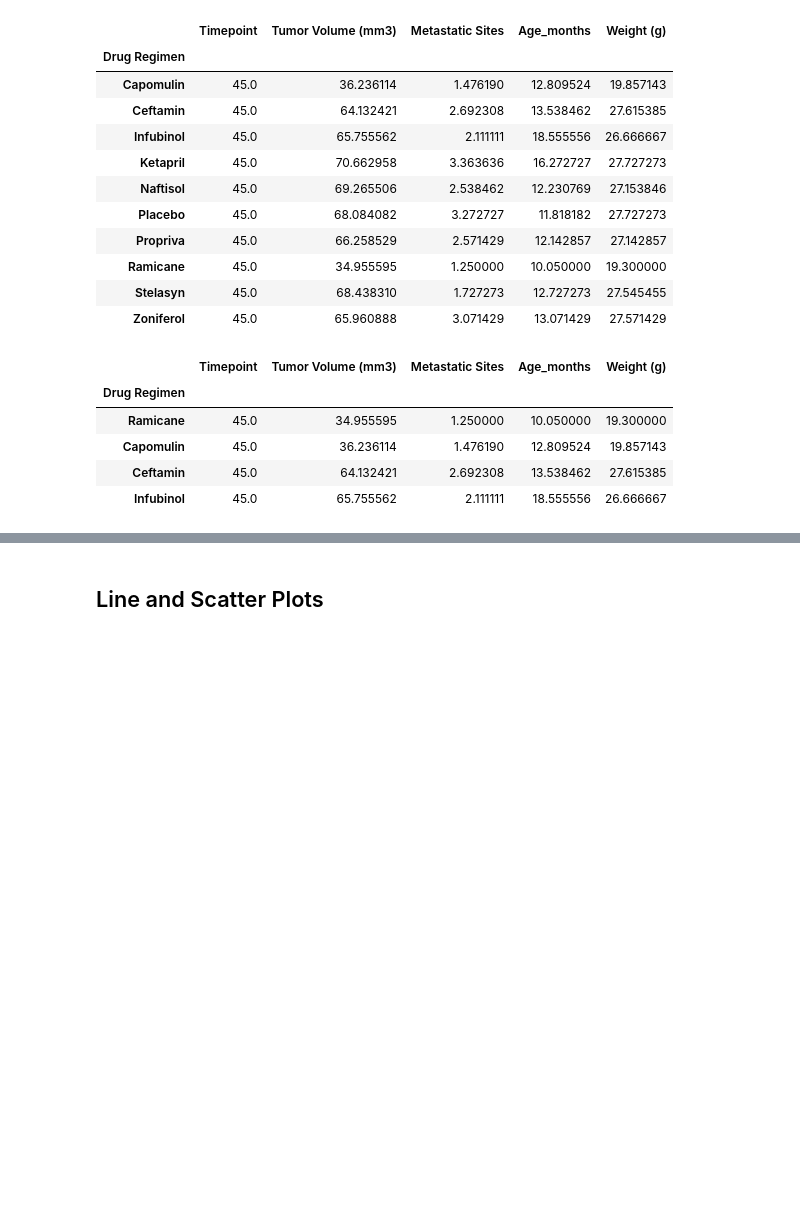
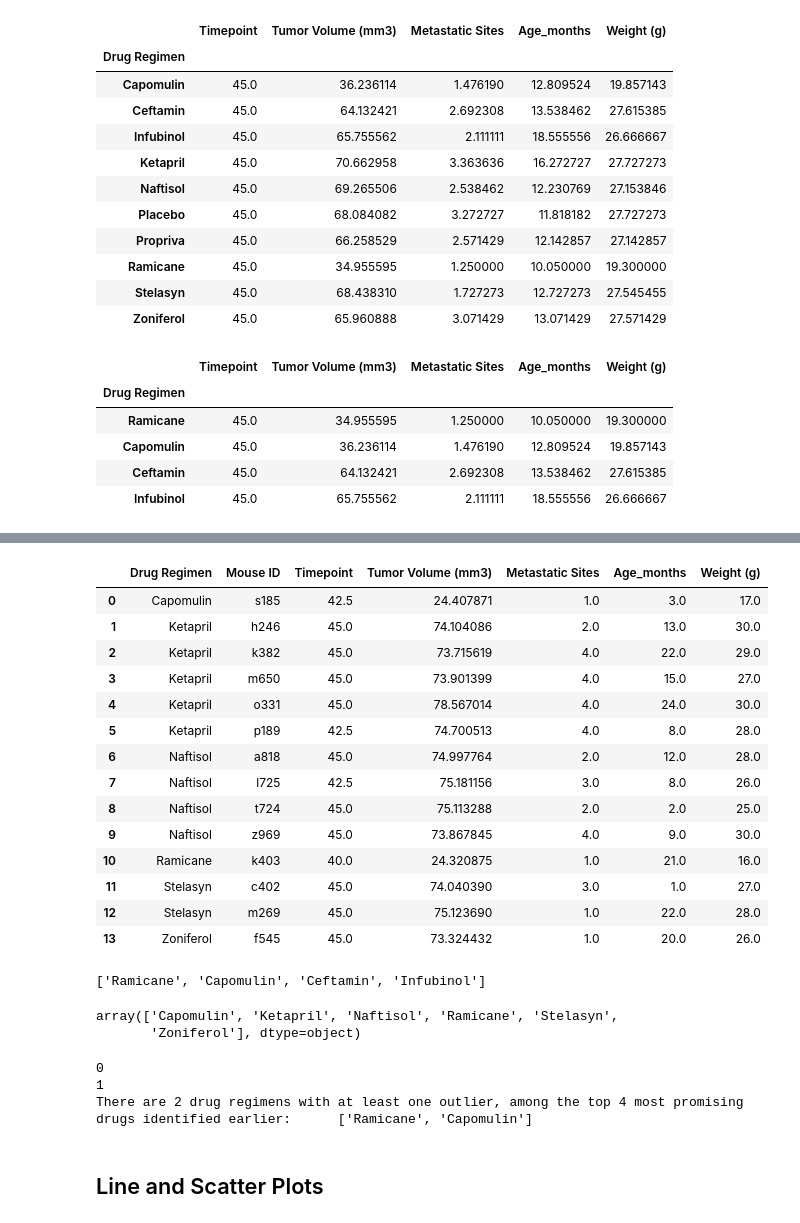
Before and after one commit to IrinaUX/MatPlotLib_hw, a Jupyter notebook: pymaceuticals_starter-Copy6_Statisctics.ipynb, the cells around one changed output, grey strips where cells are left out. Saved outputs shown, nothing was run; the diff lists cells and outputs as text; code cells hidden in the pictures; blank space fills up the shorter version.

```diff
--- a/pymaceuticals_starter-Copy6_Statisctics.ipynb
+++ b/pymaceuticals_starter-Copy6_Statisctics.ipynb
@@ -560,3 +537,46 @@ plt.show()
+# %%
+grouped_outlier_tumor_volume = outlier_tumor_volume.groupby(['Drug Regimen', 'Mouse ID']).mean().reset_index()
+grouped_outlier_tumor_volume.head(30)
+# %% [output]
+|  | Drug Regimen | Mouse ID | Timepoint | Tumor Volume (mm3) | Metastatic Sites | Age_months | Weight (g) |
+| 0 | Capomulin | s185 | 42.5 | 24.407871 | 1.0 | 3.0 | 17.0 |
+| 1 | Ketapril | h246 | 45.0 | 74.104086 | 2.0 | 13.0 | 30.0 |
+| 2 | Ketapril | k382 | 45.0 | 73.715619 | 4.0 | 22.0 | 29.0 |
+| 3 | Ketapril | m650 | 45.0 | 73.901399 | 4.0 | 15.0 | 27.0 |
+| 4 | Ketapril | o331 | 45.0 | 78.567014 | 4.0 | 24.0 | 30.0 |
+| 5 | Ketapril | p189 | 42.5 | 74.700513 | 4.0 | 8.0 | 28.0 |
+| 6 | Naftisol | a818 | 45.0 | 74.997764 | 2.0 | 12.0 | 28.0 |
+| 7 | Naftisol | l725 | 42.5 | 75.181156 | 3.0 | 8.0 | 26.0 |
+| 8 | Naftisol | t724 | 45.0 | 75.113288 | 2.0 | 2.0 | 25.0 |
+| 9 | Naftisol | z969 | 45.0 | 73.867845 | 4.0 | 9.0 | 30.0 |
+| 10 | Ramicane | k403 | 40.0 | 24.320875 | 1.0 | 21.0 | 16.0 |
+| 11 | Stelasyn | c402 | 45.0 | 74.040390 | 3.0 | 1.0 | 27.0 |
+| 12 | Stelasyn | m269 | 45.0 | 75.123690 | 1.0 | 22.0 | 28.0 |
+| 13 | Zoniferol | f545 | 45.0 | 73.324432 | 1.0 | 20.0 | 26.0 |
+# %%
+top4_treatment_regimens = summary_table2_Top4_MostPromisingDrugs.index[:4].to_list()
+top4_treatment_regimens
+# %% [output]
+['Ramicane', 'Capomulin', 'Ceftamin', 'Infubinol']
+# %%
+outlier_within_top4 = grouped_outlier_tumor_volume['Drug Regimen']
+unique_outliers_arr = outlier_within_top4.unique()
+unique_outliers_arr
+# %% [output]
+array(['Capomulin', 'Ketapril', 'Naftisol', 'Ramicane', 'Stelasyn',
+       'Zoniferol'], dtype=object)
+# %%
+outlier_within_top4 = []
+for x in range(len(top4_treatment_regimens)):
+    if top4_treatment_regimens[x] in unique_outliers_arr:
+        print(x)
+        outlier_within_top4.append(top4_treatment_regimens[x])
+print(f"There are 2 drug regimens with at least one outlier, among the top 4 most promising drugs identified earlier:\
+      {outlier_within_top4}")
+# %% [output]
+0
+1
+There are 2 drug regimens with at least one outlier, among the top 4 most promising drugs identified earlier:      ['Ramicane', 'Capomulin']
 # %%
 # Generate a box plot of the final tumor volume of each mouse across four regimens of interest
 # %% [markdown]
```
Also changed, not shown: parts of 13 cells of this notebook, 11 other files.
